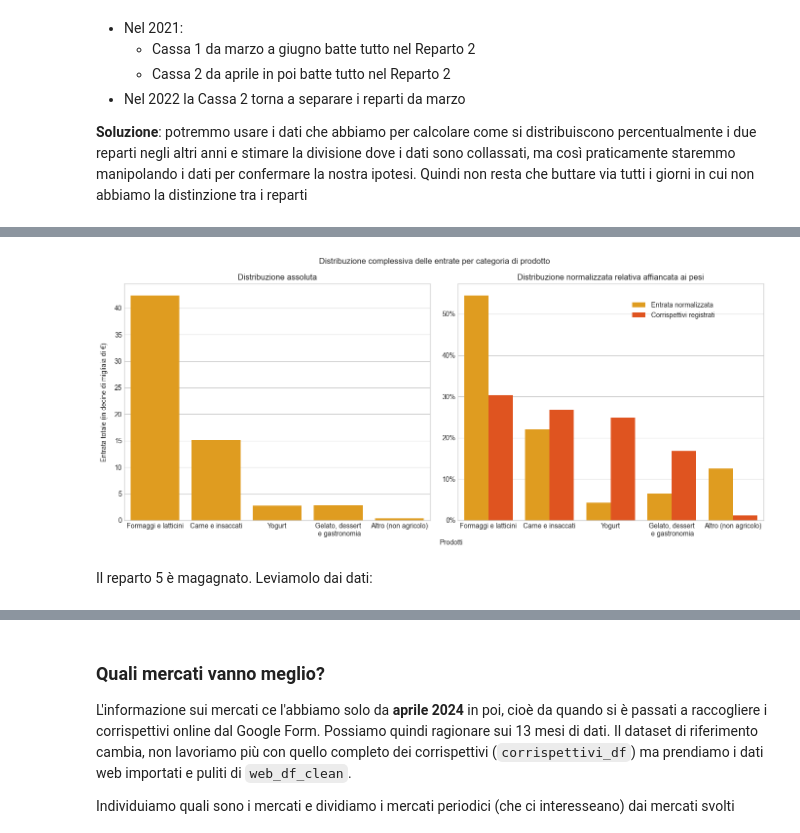
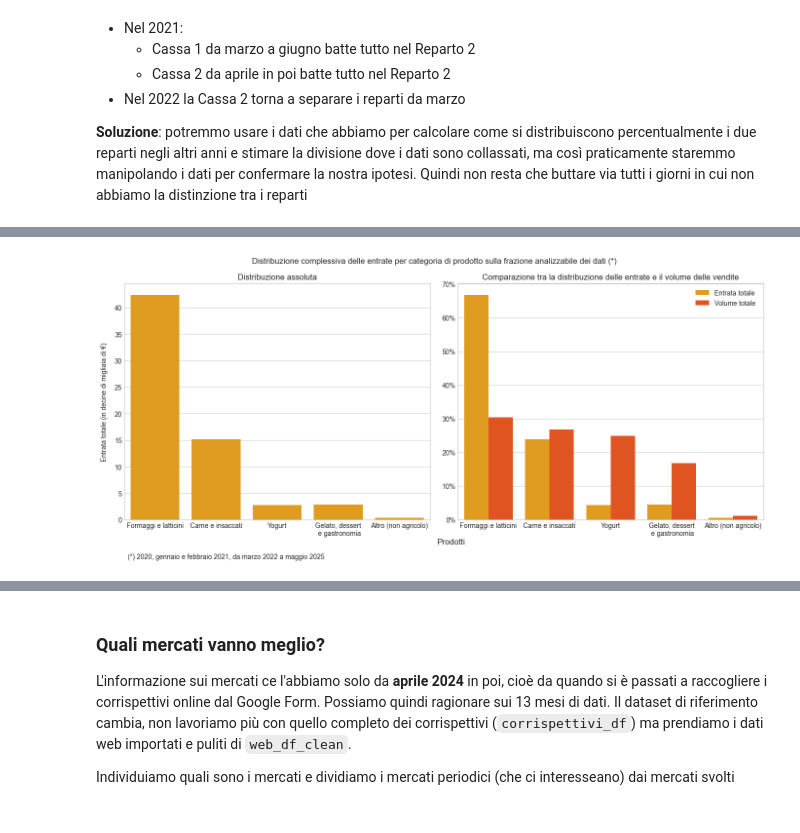
Before and after one commit to panda-with-issues/Fond-Scienze-dei-Dati-progetto, a Jupyter notebook: analisi_corrispettivi_la_di_cjastelan.ipynb, the cells around one changed output, grey strips where cells are left out. Drawn from its saved outputs; the diff is of its cells as text; code cells hidden in the pictures.

Commit message:
corretti i grafici su prodotti per reparto

```diff
--- a/analisi_corrispettivi_la_di_cjastelan.ipynb
+++ b/analisi_corrispettivi_la_di_cjastelan.ipynb
@@ -1340,9 +1341,11 @@ reparti = reparti[
 #with pd.option_context('display.max_rows', None):
 #    display(reparti)
 
+# Calcolo i totali dei reparti
 reparti_sums = reparti.sum().unstack(level=0)
 reparti_sums['Totale'] = reparti_sums.sum(axis=1)
-reparti_sums['Prodotti'] = ['Formaggi e latticini', 'Carne e insaccati', 'Yogurt', 'Gelato, dessert\n e gastronomia', 'Altro (non agricolo)']
+print('Totale dei reparti:')
+display(reparti_sums)
 
 # conto quanti scontrini sono stati effettivamente battuti per ciascun reparto
 reparti_count = reparti.copy()
@@ -1352,16 +1355,14 @@ print('Conteggio di quanti giorni in totale un reparto compare nel corrispettivo
 display(reparti_count)
 
 reparti_sums['Count'] = reparti_count['Count']
-reparti_sums['Totale normalizzato'] = reparti_sums['Totale'] / reparti_sums['Count']
-entrata_totale = reparti_sums['Totale normalizzato'].sum()
-reparti_sums['Entrata normalizzata'] = reparti_sums['Totale normalizzato'] / entrata_totale * 100
-scontrini_tot = reparti_sums['Count'].sum()
-reparti_sums['Corrispettivi registrati'] = reparti_sums['Count'] / scontrini_tot * 100
+reparti_sums['Prodotti'] = ['Formaggi e latticini', 'Carne e insaccati', 'Yogurt', 'Gelato, dessert\n e gastronomia', 'Altro (non agricolo)']
+reparti_sums['Entrata totale (%)'] = reparti_sums['Totale'] / reparti_sums['Totale'].sum() * 100
+reparti_sums['Volume totale (%)'] = reparti_sums['Count'] / reparti_sums['Count'].sum() * 100
 
 print('Dataset con i totali di entrate e conteggi')
 display(reparti_sums)
 
-reparti_sums_melted = reparti_sums.melt(id_vars='Prodotti', value_vars=['Entrata normalizzata', 'Corrispettivi registrati'], var_name='Tipo')
+reparti_sums_melted = reparti_sums.melt(id_vars='Prodotti', value_vars=['Entrata totale (%)', 'Volume totale (%)'], var_name='Tipo')
 print('Stesso dataset massaggiato in forma lunga per poter plottare due serie insieme')
 reparti_sums_melted
 # %% [output]
@@ -1399,44 +1407,42 @@ fig, axes = plt.subplots(1, 2, figsize=(14, 6))
 abs_ax = axes[0]
 n_ax = axes[1]
 
-fig.suptitle('Distribuzione complessiva delle entrate per categoria di prodotto')
+fig.suptitle('Distribuzione complessiva delle entrate per categoria di prodotto sulla frazione analizzabile dei dati (*)')
 
 # assoluto
 sns.barplot(data=reparti_sums, x='Prodotti', y='Totale', color=barplot_palette[0], ax=abs_ax)
-
 
 abs_ax.set_ylabel('Entrata totale (in decine di migliaia di €)', labelpad=10)
 abs_ax.yaxis.set_major_formatter(plt.FuncFormatter(lambda tick, pos: f'{int(tick/10_000)}'))
 
 abs_ax.tick_params(axis='x', labelsize=10)
 
 abs_ax.set_title('Distribuzione assoluta')
 
-# normalizzato
-sns.barplot(data=reparti_sums_melted, x='Prodotti', y='value', hue='Tipo', palette={'Entrata normalizzata': barplot_palette[0], 'Corrispettivi registrati': barplot_palette[1]}, ax=n_ax)
-
+# relativo
+sns.barplot(data=reparti_sums_melted, x='Prodotti', y='value', hue='Tipo', palette={'Entrata totale (%)': barplot_palette[0], 'Volume totale (%)': barplot_palette[1]}, ax=n_ax)
 
 n_ax.set_ylabel('')
 n_ax.yaxis.set_major_formatter(plt.FuncFormatter(lambda tick, pos: f'{int(tick)}%'))
 
 n_ax.tick_params(axis='x', labelsize=10)
 
-n_ax.set_title('Distribuzione normalizzata relativa affiancata ai pesi')
+n_ax.set_title('Comparazione tra la distribuzione delle entrate e il volume delle vendite')
 
-# tolgo il titolo dalla legenda
+# tolgo il titolo e il simbolo % dalla legenda
 handles, labels = n_ax.get_legend_handles_labels()
+labels = [l[:-3] for l in labels]
 n_ax.legend(handles=handles, labels=labels)
-sns.move_legend(n_ax, "upper left", bbox_to_anchor=(.55, .95))
+sns.move_legend(n_ax, "best")
 
 # finto asse x comune
 abs_ax.set_xlabel('')
 n_ax.set_xlabel('')
-fig.text(0.525, 0, 'Prodotti', ha='center')
+fig.text(0.525, 0, 'Prodotti', ha='center', fontsize=12)
+fig.text(0.05, -0.05, '(*) 2020, gennaio e febbraio 2021, da marzo 2022 a maggio 2025')
 
 fig.tight_layout()
 #fig.subplots_adjust(top=0.88)
 plt.show()
 # %% [output]
-[figure, old version]
+[figure, new version]
-# %% [markdown]
-Il reparto 5 è magagnato. Leviamolo dai dati:
```
Also changed, not shown: parts of 14 cells of this notebook.
